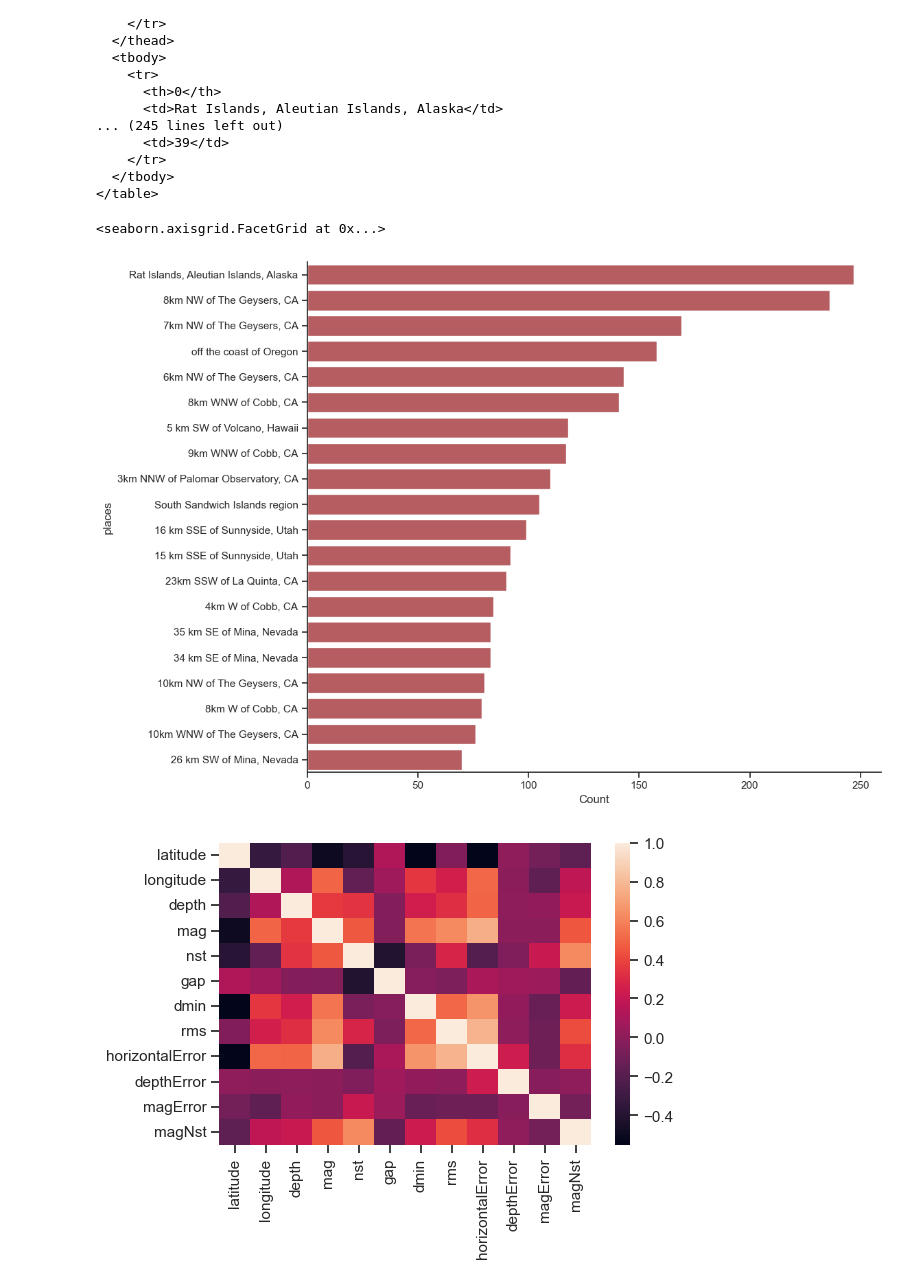
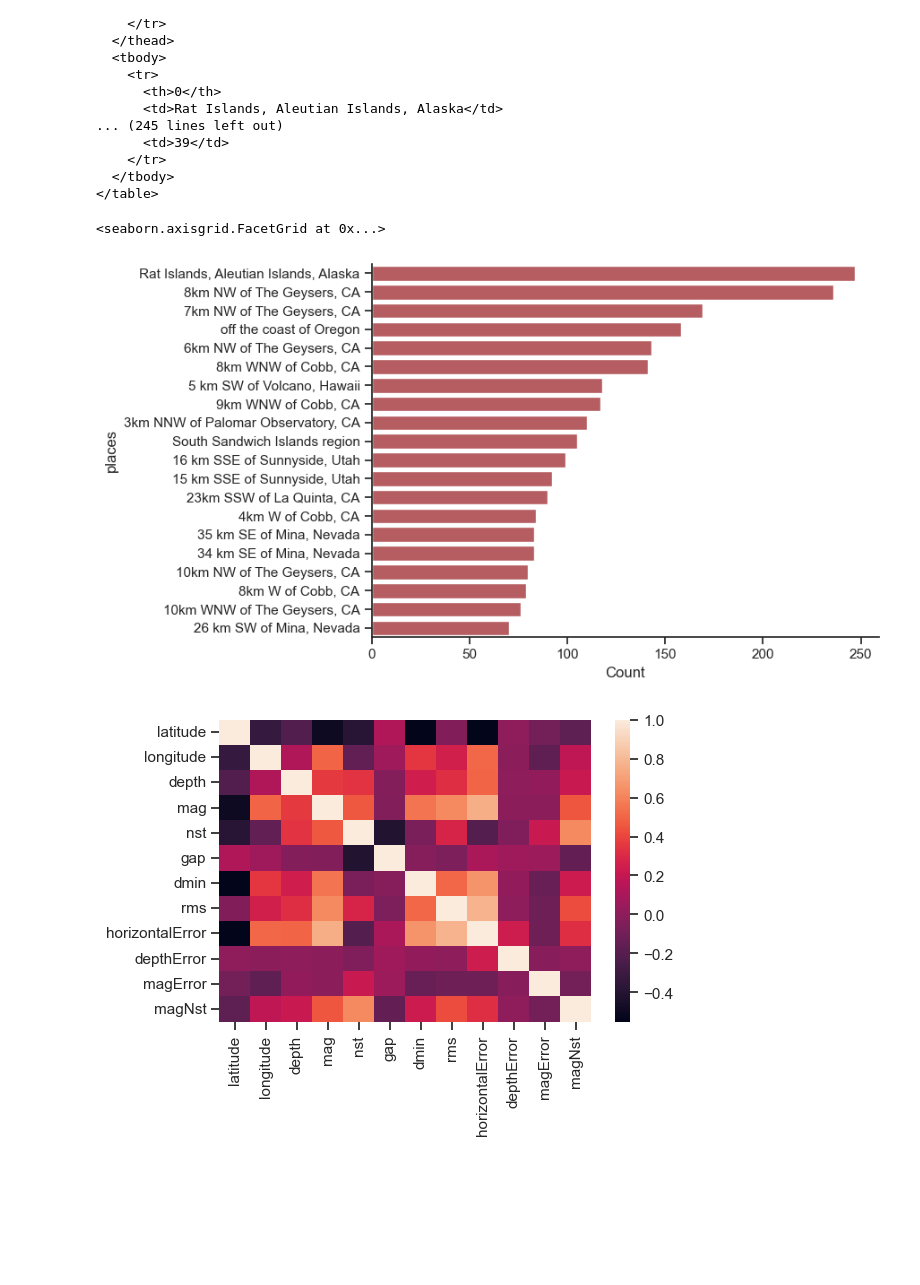
Before and after one commit to rromang/earthquake_modeling, a Jupyter notebook: noteboooks/data_exploration.ipynb, the cells around one changed output. Drawn from its saved outputs; the diff is of its cells as text; code cells hidden in the pictures; blank space fills up the shorter version.

Commit message:
updated Data exploration notebook

```diff
--- a/noteboooks/data_exploration.ipynb
+++ b/noteboooks/data_exploration.ipynb
@@ -21,7 +21,7 @@ sns.set_context("paper")
 %matplotlib inline
 # %%
 #create and connect to a sqlite3 db
-conn = sqlite3.connect(r'/Users/rosaicelaroman/Desktop/portfolio_work/earthquake_modeling/Database/db/earthquake_db')
+conn = sqlite3.connect(r'/Users/rosaicelaroman/Desktop/portfolio_work/earthquake_modeling/Database/db/earthquake_db_initial')
 # %%
 raw_data = pd.read_sql_query("SELECT * FROM earthquake_raw", conn)
 raw_data
@@ -465,10 +465,10 @@ print(result3)
 # %%
 # from matplotlib import rcParams
 # rcParams['figure.figsize'] = 11.7,8.27
-sns.catplot(y="places", x='Count',data=places_cnt[0:20], kind='bar', color="r", height=8.27, aspect=11.7/8.27)
+sns.catplot(y="places", x='Count',data=places_cnt[0:20], kind='bar', color="r", height=5, aspect=9/5)
 # %% [output]
 <seaborn.axisgrid.FacetGrid at 0x...>
-[figure, old version]
+[figure, new version]
 # %%
 ax = sns.heatmap(corr_df)
 # %% [output]
```
Also changed, not shown: parts of 4 cells of this notebook, 1 other file.
